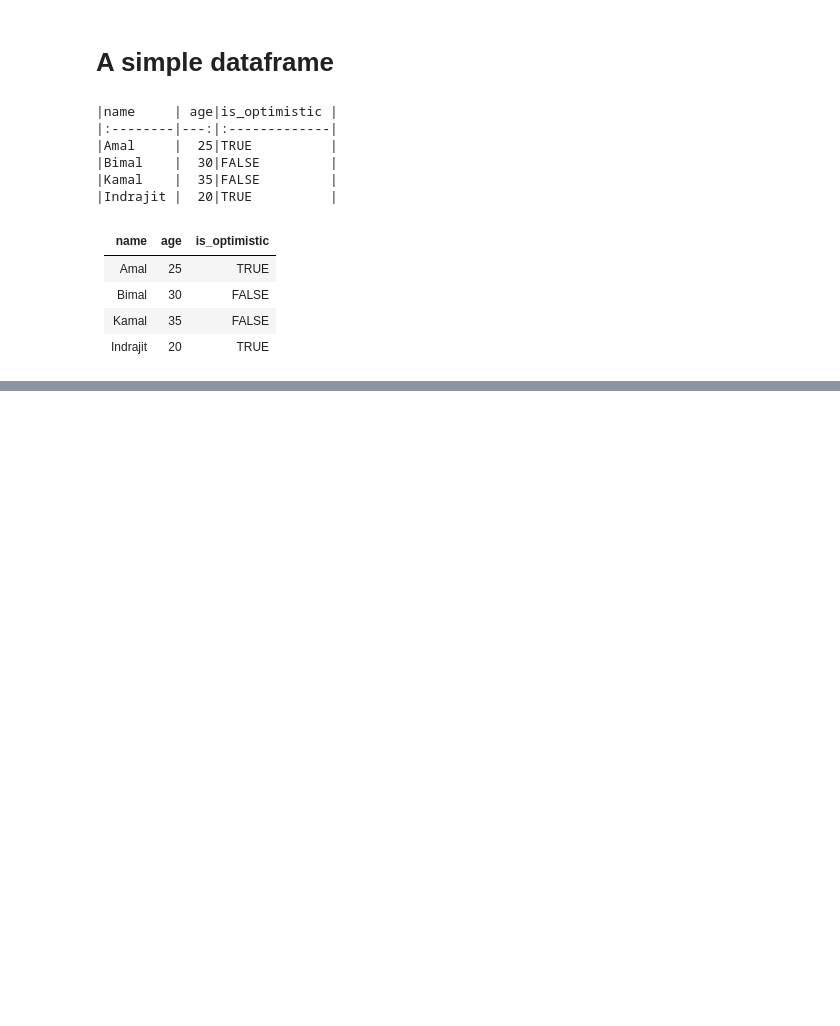
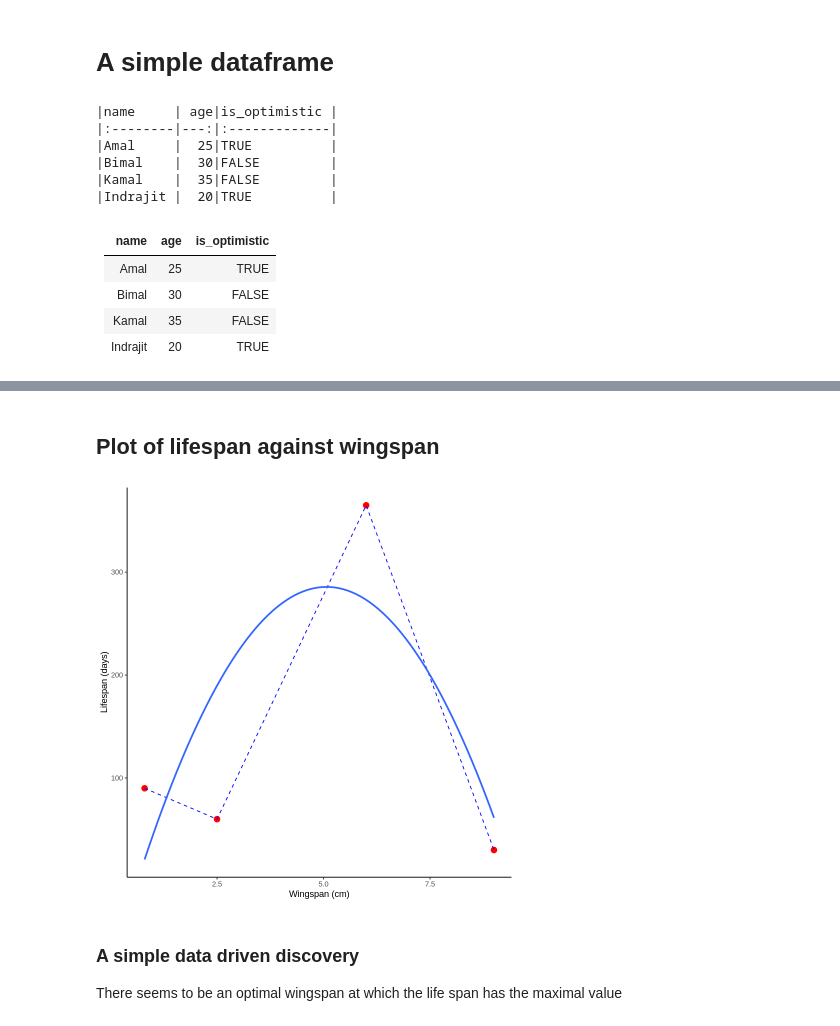
Before and after one commit to adgcal/Anjan_collab_R, a Jupyter notebook: 2_DataFrames_R.ipynb, the cells around one changed output, grey strips where cells are left out. Cells and saved outputs as stored; diff of their text form; code cells hidden in the pictures; blank space fills up the shorter version.

```diff
--- a/2_DataFrames_R.ipynb
+++ b/2_DataFrames_R.ipynb
@@ -99,0 +103,8 @@ knitr::kable(df)
+# %%
+insects_df <- data.frame(
+  species = c("Monarch butterfly", "Honey bee", "Ladybug", "Grasshopper"),
+  family = c("Nymphalidae", "Apidae", "Coccinellidae", "Acrididae"),
+  wingspan_cm = c(9, 2.5, 0.8, 6),
+  lifespan_days = c(30, 60, 90, 365)
+)
+knitr::kable(insects_df)
@@ -99,0 +131,20 @@ knitr::kable(df)
+# %% [markdown]
+## Plot of lifespan against wingspan
+# %%
+library(ggplot2)
+# Create the scatterplot with polynomial fit
+library(ggplot2)
+
+
+# Create the scatterplot with polynomial fit and line connecting points
+ggplot(insects_df, aes(x = wingspan_cm, y = lifespan_days)) +
+  geom_point(size = 3, color = "red") +  # Actual points
+  geom_line(color = "blue", linetype = "dashed") +  # Line connecting points
+  geom_smooth(method = "lm", formula = y ~ poly(x, 2), se = FALSE, linetype = "solid") +  # Polynomial fit
+  labs(x = "Wingspan (cm)", y = "Lifespan (days)") +
+  theme_classic()  # Optional: Set a classic theme for the plot
+# %% [output]
+[figure, added]
+# %% [markdown]
+### A simple data driven discovery
+There seems to be an optimal wingspan at which the life span has the maximal value
```
Also changed, not shown: parts of 30 cells of this notebook.
